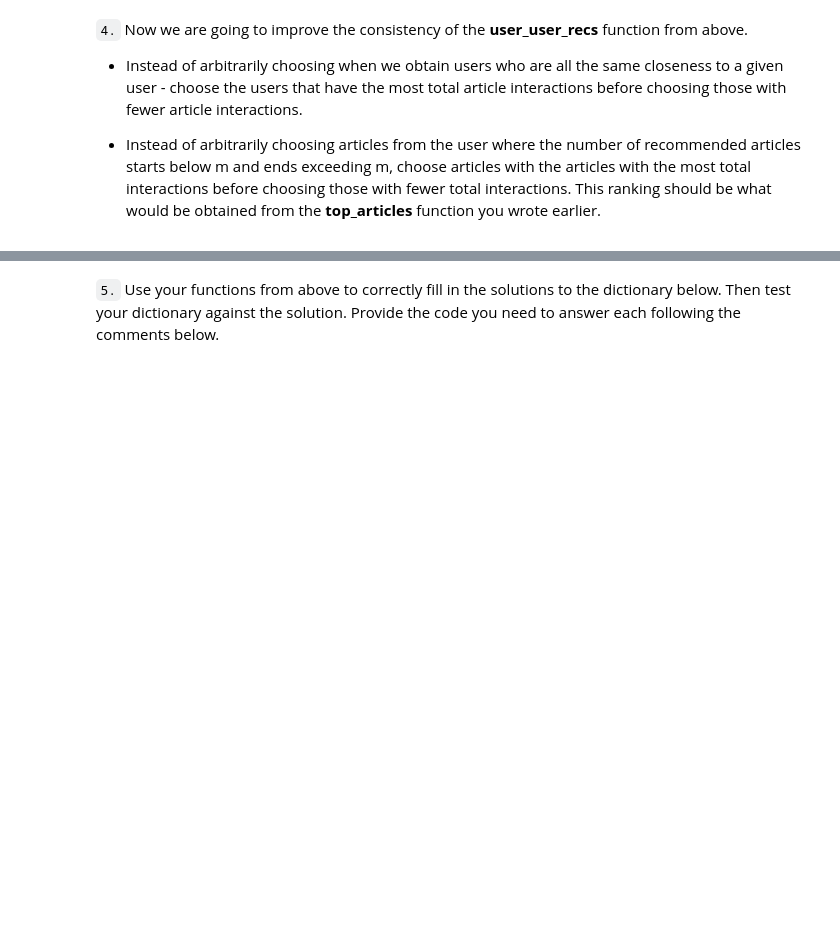
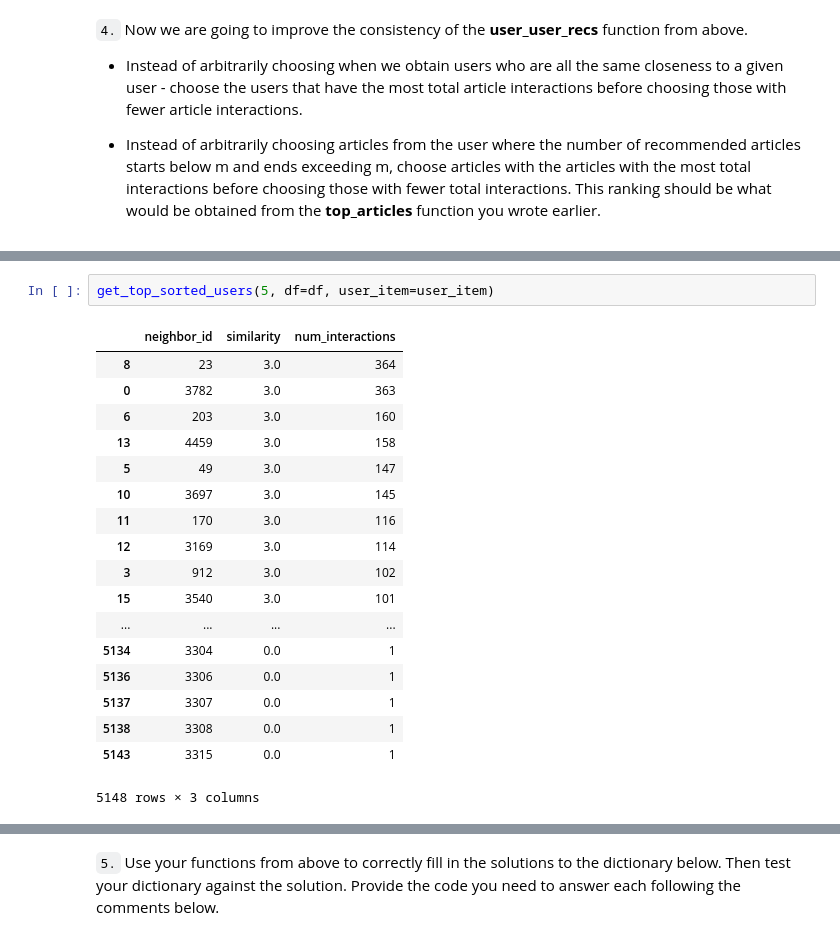
Before and after one commit to einalem1234/nd-proj-RecommendationEngines, a Jupyter notebook: notebooks/3-User-User-Based-Collaborative-Filtering.ipynb, the cells around one changed output, grey strips where cells are left out. Saved outputs shown, nothing was run; the diff lists cells and outputs as text; blank space fills up the shorter version.

Commit message:
DEV - user-to-user based recommendations

```diff
--- a/notebooks/3-User-User-Based-Collaborative-Filtering.ipynb
+++ b/notebooks/3-User-User-Based-Collaborative-Filtering.ipynb
@@ -334,3 +489,24 @@ def user_user_recs_part2(user_id, m=10):
+# %%
+get_top_sorted_users(5, df=df, user_item=user_item)
+# %% [output]
+|  | neighbor_id | similarity | num_interactions |
+| 8 | 23 | 3.0 | 364 |
+| 0 | 3782 | 3.0 | 363 |
+| 6 | 203 | 3.0 | 160 |
+| 13 | 4459 | 3.0 | 158 |
+| 5 | 49 | 3.0 | 147 |
+| 10 | 3697 | 3.0 | 145 |
+| 11 | 170 | 3.0 | 116 |
+| 12 | 3169 | 3.0 | 114 |
+| 3 | 912 | 3.0 | 102 |
+| 15 | 3540 | 3.0 | 101 |
+| ... | ... | ... | ... |
+| 5134 | 3304 | 0.0 | 1 |
+| 5136 | 3306 | 0.0 | 1 |
+| 5137 | 3307 | 0.0 | 1 |
+| 5138 | 3308 | 0.0 | 1 |
+| 5143 | 3315 | 0.0 | 1 |
+5148 rows × 3 columns
 # %%
 # Quick spot check - don't change this code - just use it to test your functions
 rec_ids, rec_names = user_user_recs_part2(20, 10)
```
Also changed, not shown: parts of 9 cells of this notebook.
